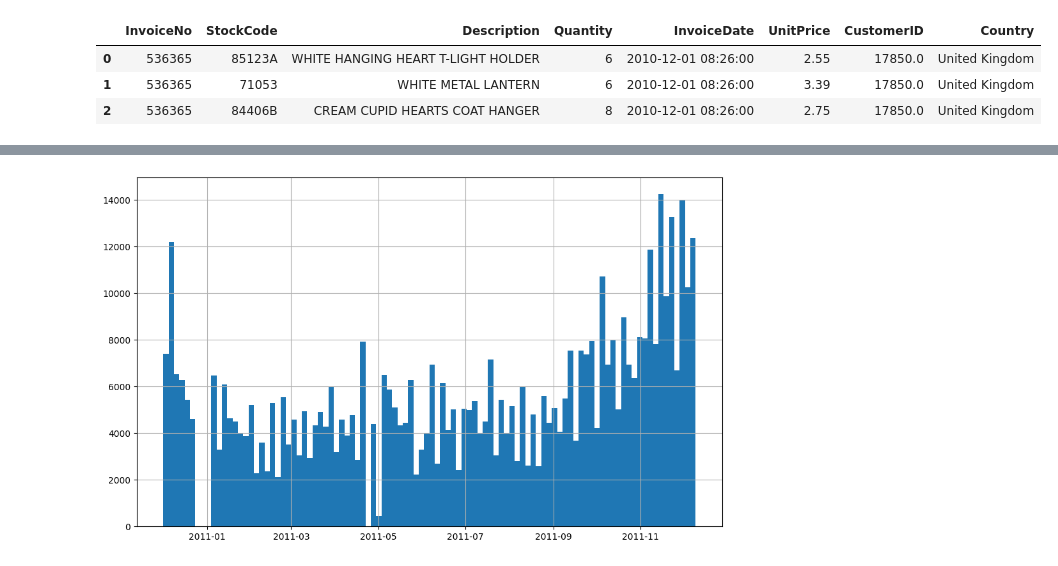
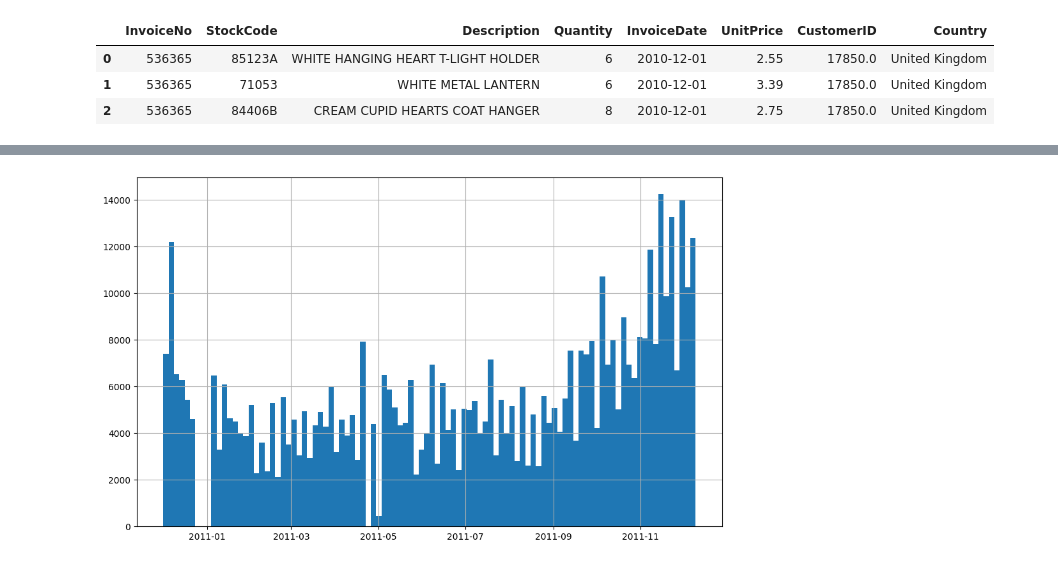
Before and after one commit to Leonel481/mlops-dtc-project, a Jupyter notebook: dev/churn.ipynb, the cells around one changed output, grey strips where cells are left out. Cells and saved outputs as stored; diff of their text form; code cells hidden in the pictures.

```diff
--- a/dev/churn.ipynb
+++ b/dev/churn.ipynb
@@ -3,10 +4,10 @@ import pandas as pd
 import matplotlib.pyplot as plt
 # %%
 df = pd.read_csv('../data/data.csv', encoding='latin1')
-df["InvoiceDate"] = pd.to_datetime(df["InvoiceDate"], format="%m/%d/%Y %H:%M")
+df["InvoiceDate"] = pd.to_datetime(df["InvoiceDate"]).dt.normalize()
 df.head(3)
 # %% [output]
 |  | InvoiceNo | StockCode | Description | Quantity | InvoiceDate | UnitPrice | CustomerID | Country |
-| 0 | 536365 | 85123A | WHITE HANGING HEART T-LIGHT HOLDER | 6 | 2010-12-01 08:26:00 | 2.55 | 17850.0 | United Kingdom |
-| 1 | 536365 | 71053 | WHITE METAL LANTERN | 6 | 2010-12-01 08:26:00 | 3.39 | 17850.0 | United Kingdom |
-| 2 | 536365 | 84406B | CREAM CUPID HEARTS COAT HANGER | 8 | 2010-12-01 08:26:00 | 2.75 | 17850.0 | United Kingdom |
+| 0 | 536365 | 85123A | WHITE HANGING HEART T-LIGHT HOLDER | 6 | 2010-12-01 | 2.55 | 17850.0 | United Kingdom |
+| 1 | 536365 | 71053 | WHITE METAL LANTERN | 6 | 2010-12-01 | 3.39 | 17850.0 | United Kingdom |
+| 2 | 536365 | 84406B | CREAM CUPID HEARTS COAT HANGER | 8 | 2010-12-01 | 2.75 | 17850.0 | United Kingdom |
```
Also changed, not shown: parts of 25 cells of this notebook.
